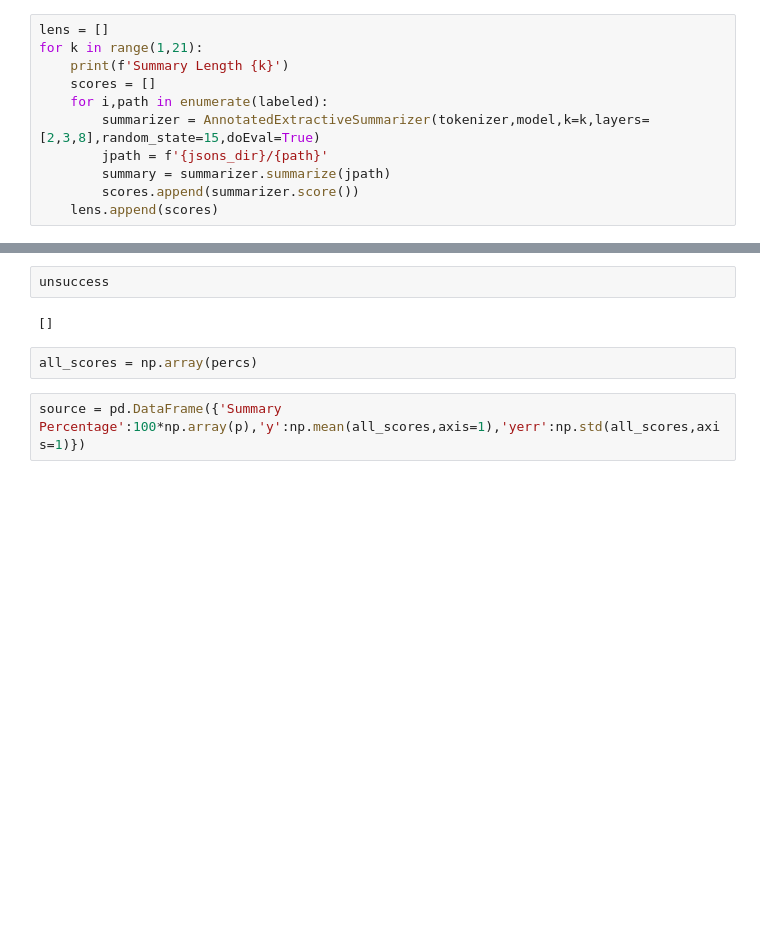
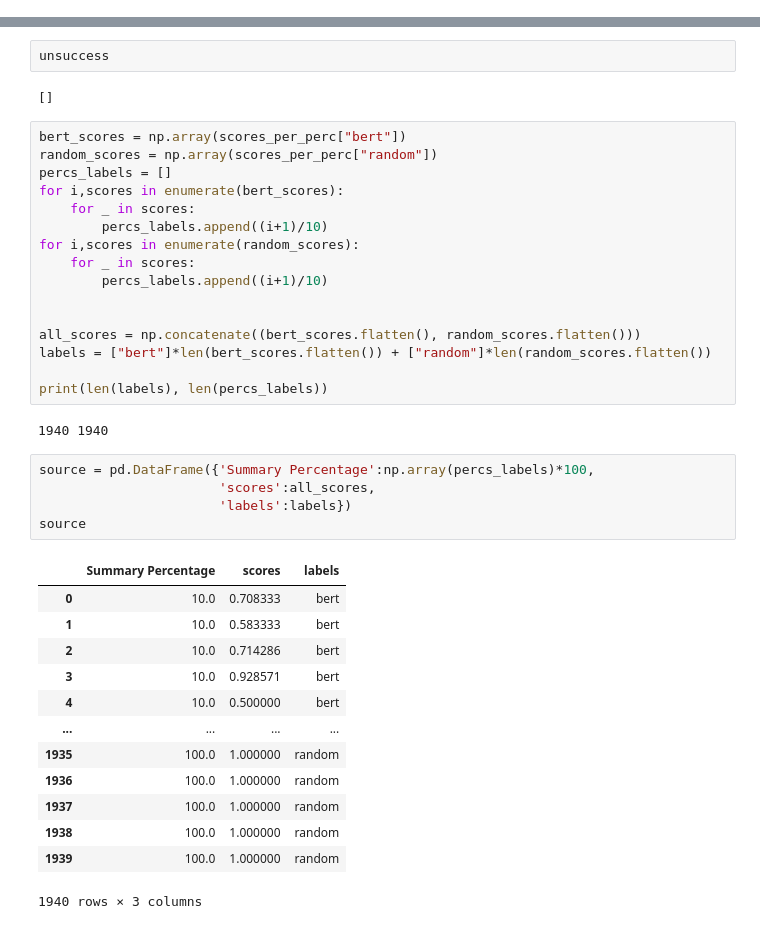
Before and after one commit to GlobalMaksimum/sadedegel, a Jupyter notebook: sadedegel/work/3 - ScoreAll.ipynb, the cells around one changed output, grey strips where cells are left out. Drawn from its saved outputs; the diff is of its cells as text; blank space fills up the shorter version.

Commit message:
Added random baseline to notebook

```diff
--- a/sadedegel/work/3 - ScoreAll.ipynb
+++ b/sadedegel/work/3 - ScoreAll.ipynb
@@ -12,14 +18,3 @@ labeled = os.listdir(jsons_dir)
 # %%
 tokenizer = AutoTokenizer.from_pretrained("dbmdz/bert-base-turkish-cased")
 model = BertModel.from_pretrained("dbmdz/bert-base-turkish-cased",output_hidden_states = True)
-# %%
-lens = []
-for k in range(1,21):
-    print(f'Summary Length {k}')
-    scores = []
-    for i,path in enumerate(labeled):
-        summarizer = AnnotatedExtractiveSummarizer(tokenizer,model,k=k,layers=[2,3,8],random_state=15,doEval=True)
-        jpath = f'{jsons_dir}/{path}'
-        summary = summarizer.summarize(jpath)
-        scores.append(summarizer.score())
-    lens.append(scores)
@@ -137,9 +85,42 @@ Summarizing 100.0 %
 unsuccess
 # %% [output]
 []
-# %%
-all_scores = np.array(percs)
+# %%
+bert_scores = np.array(scores_per_perc["bert"])
+random_scores = np.array(scores_per_perc["random"])
+percs_labels = []
+for i,scores in enumerate(bert_scores):
+    for _ in scores:
+        percs_labels.append((i+1)/10)
+for i,scores in enumerate(random_scores):
+    for _ in scores:
+        percs_labels.append((i+1)/10)
+
+
+all_scores = np.concatenate((bert_scores.flatten(), random_scores.flatten()))
+labels = ["bert"]*len(bert_scores.flatten()) + ["random"]*len(random_scores.flatten())
+
+print(len(labels), len(percs_labels))
+# %% [output]
+1940 1940
 # %%
-source = pd.DataFrame({'Summary Percentage':100*np.array(p),'y':np.mean(all_scores,axis=1),'yerr':np.std(all_scores,axis=1)})
+source = pd.DataFrame({'Summary Percentage':np.array(percs_labels)*100,
+                       'scores':all_scores,
+                       'labels':labels})
+source
+# %% [output]
+|  | Summary Percentage | scores | labels |
+| 0 | 10.0 | 0.708333 | bert |
+| 1 | 10.0 | 0.583333 | bert |
+| 2 | 10.0 | 0.714286 | bert |
+| 3 | 10.0 | 0.928571 | bert |
+| 4 | 10.0 | 0.500000 | bert |
+| ... | ... | ... | ... |
+| 1935 | 100.0 | 1.000000 | random |
+| 1936 | 100.0 | 1.000000 | random |
+| 1937 | 100.0 | 1.000000 | random |
+| 1938 | 100.0 | 1.000000 | random |
+| 1939 | 100.0 | 1.000000 | random |
+1940 rows × 3 columns
 # %%
 # the base chart
```
Also changed, not shown: parts of 10 cells of this notebook, 1 other file.
